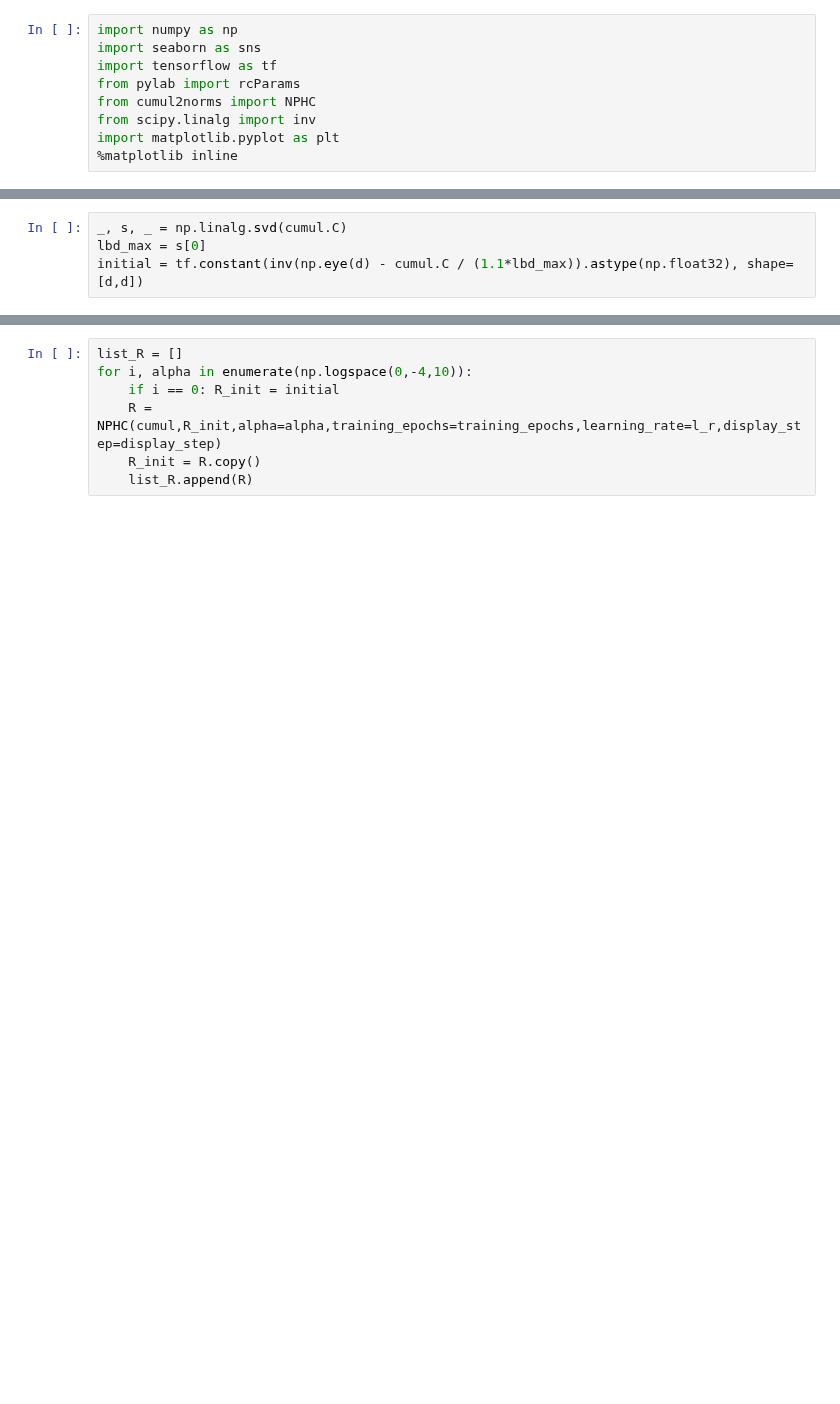
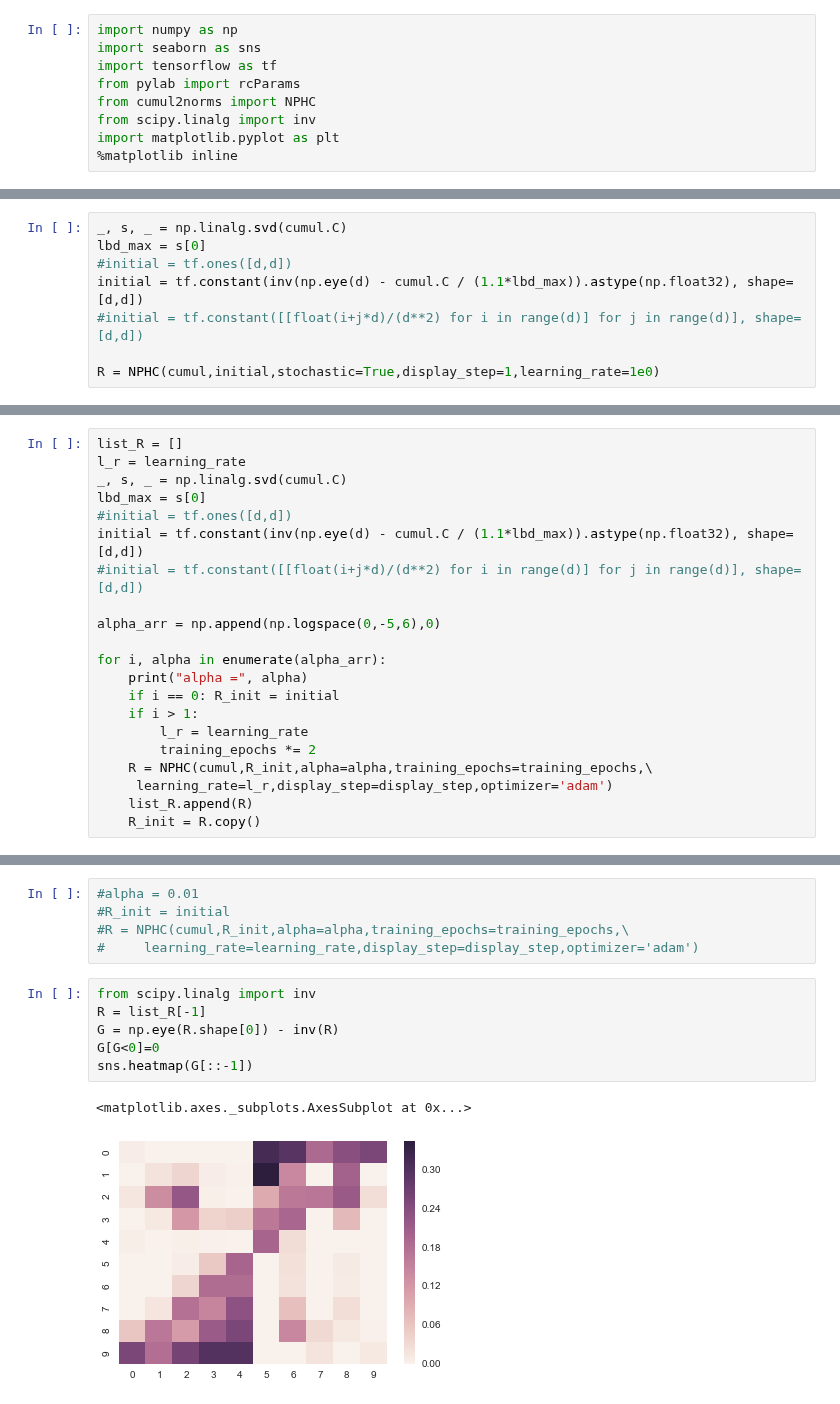
Before and after one commit to achab/nphc, a Jupyter notebook: read_results.ipynb, the cells around one changed output, grey strips where cells are left out. Cells and saved outputs as stored; diff of their text form; blank space fills up the shorter version.

```diff
--- a/read_results.ipynb
+++ b/read_results.ipynb
@@ -24,4 +29,8 @@ d = cumul.dim
 # %%
 _, s, _ = np.linalg.svd(cumul.C)
 lbd_max = s[0]
+#initial = tf.ones([d,d])
 initial = tf.constant(inv(np.eye(d) - cumul.C / (1.1*lbd_max)).astype(np.float32), shape=[d,d])
+#initial = tf.constant([[float(i+j*d)/(d**2) for i in range(d)] for j in range(d)], shape=[d,d])
+
+R = NPHC(cumul,initial,stochastic=True,display_step=1,learning_rate=1e0)
@@ -27,0 +56,21 @@ initial = tf.constant(inv(np.eye(d) - cumul.C / (1.1*lbd_max)).astype(np.float32
+# %%
+list_R = []
+l_r = learning_rate
+_, s, _ = np.linalg.svd(cumul.C)
+lbd_max = s[0]
+#initial = tf.ones([d,d])
+initial = tf.constant(inv(np.eye(d) - cumul.C / (1.1*lbd_max)).astype(np.float32), shape=[d,d])
+#initial = tf.constant([[float(i+j*d)/(d**2) for i in range(d)] for j in range(d)], shape=[d,d])
+
+alpha_arr = np.append(np.logspace(0,-5,6),0)
+
+for i, alpha in enumerate(alpha_arr):
+    print("alpha =", alpha)
+    if i == 0: R_init = initial
+    if i > 1:
+        l_r = learning_rate
+        training_epochs *= 2
+    R = NPHC(cumul,R_init,alpha=alpha,training_epochs=training_epochs,\
+     learning_rate=l_r,display_step=display_step,optimizer='adam')
+    list_R.append(R)
+    R_init = R.copy()
@@ -28,7 +95,14 @@ initial = tf.constant(inv(np.eye(d) - cumul.C / (1.1*lbd_max)).astype(np.float32
 # %%
-list_R = []
-for i, alpha in enumerate(np.logspace(0,-4,10)):
-    if i == 0: R_init = initial
-    R = NPHC(cumul,R_init,alpha=alpha,training_epochs=training_epochs,learning_rate=l_r,display_step=display_step)
-    R_init = R.copy()
-    list_R.append(R)
+#alpha = 0.01
+#R_init = initial
+#R = NPHC(cumul,R_init,alpha=alpha,training_epochs=training_epochs,\
+#     learning_rate=learning_rate,display_step=display_step,optimizer='adam')
+# %%
+from scipy.linalg import inv
+R = list_R[-1]
+G = np.eye(R.shape[0]) - inv(R)
+G[G<0]=0
+sns.heatmap(G[::-1])
+# %% [output]
+<matplotlib.axes._subplots.AxesSubplot at 0x...>
+[figure, added]
```
Also changed, not shown: parts of 6 cells of this notebook, 4 other files.
